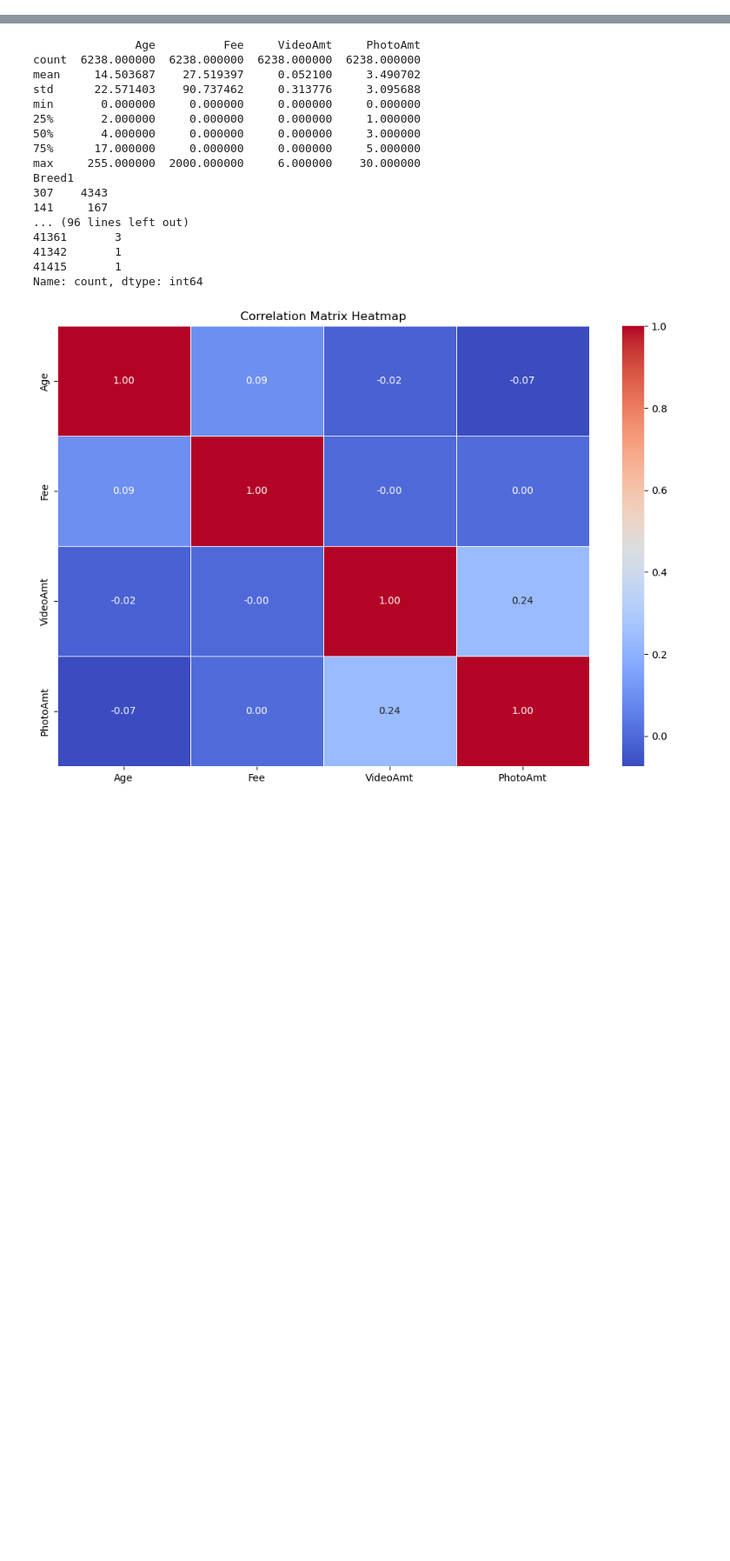
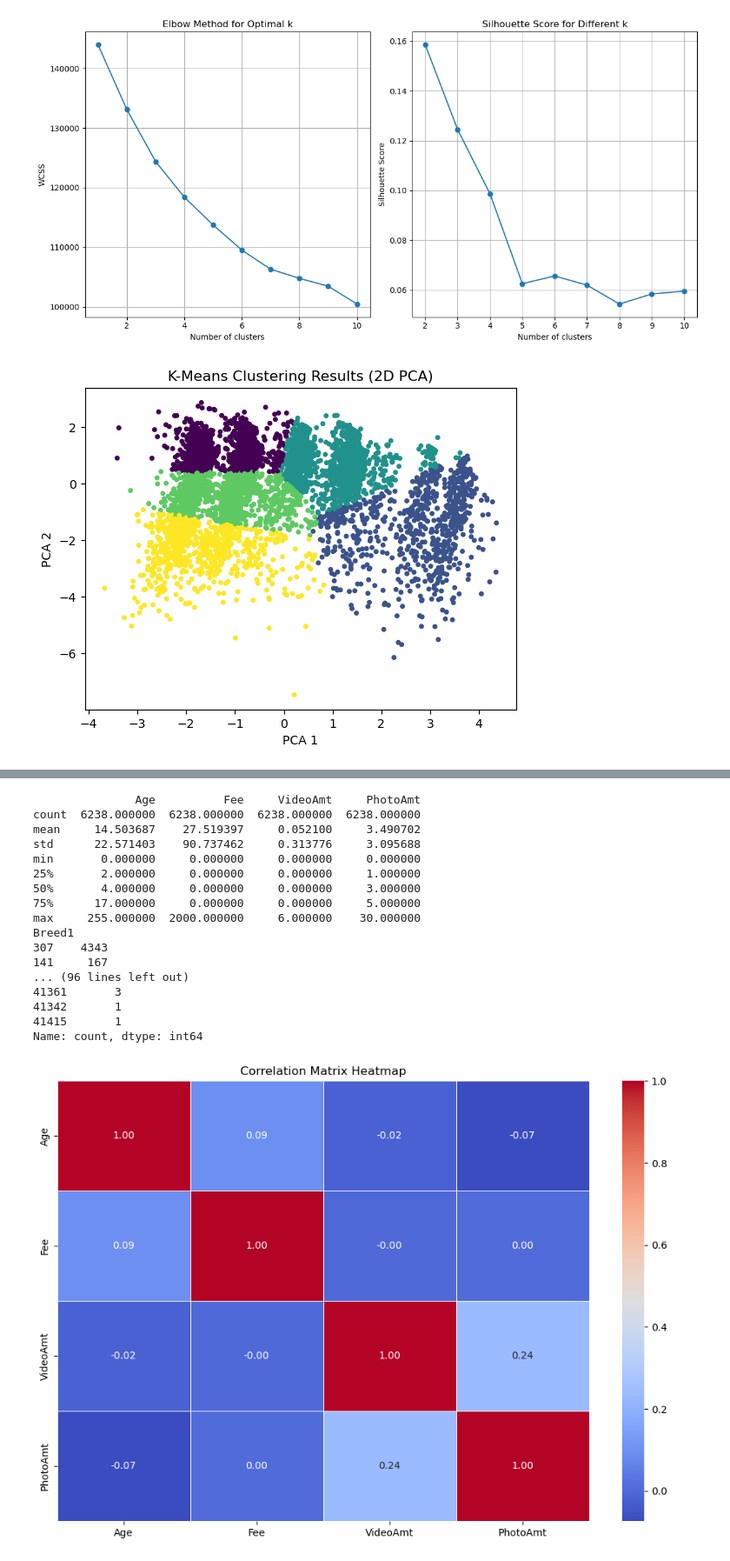
Before and after one commit to skolten27/486FinalProject, a Jupyter notebook: eda.ipynb, the cells around one changed output, grey strips where cells are left out. Shown at 87% size. Drawn from its saved outputs; the diff is of its cells as text; code cells hidden in the pictures; blank space fills up the shorter version.

```diff
--- a/eda.ipynb
+++ b/eda.ipynb
@@ -27,3 +27,12 @@ X_transformed = pd.concat([X_numeric, X_encoded], axis=1)
 
 ##split into train test sets
 X_train, X_test, y_train, y_test = train_test_split(X_transformed, y, test_size=0.25)
+# %%
+from sklearn.preprocessing import StandardScaler
+
+# Scale numeric features
+scaler = StandardScaler()
+X_numeric_scaled = pd.DataFrame(scaler.fit_transform(X_numeric), columns=X_numeric.columns)
+
+# Concatenate scaled numeric features with the encoded features
+X_transformed = pd.concat([X_numeric_scaled, X_encoded], axis=1)
@@ -29,0 +394,60 @@ X_train, X_test, y_train, y_test = train_test_split(X_transformed, y, test_size=
+# %%
+from sklearn.cluster import KMeans
+from sklearn.metrics import silhouette_score
+from sklearn.decomposition import PCA
+
+# Optional: Reduce dimensionality for clustering speed
+pca = PCA(n_components=50)
+X_pca = pca.fit_transform(X_transformed)
+
+silhouette = []
+# Try different numbers of clusters and evaluate
+for k in range(2, 11):
+    kmeans = KMeans(n_clusters=k, random_state=42)
+    cluster_labels = kmeans.fit_predict(X_pca)
+    silhouette_avg = silhouette_score(X_pca, cluster_labels)
+    silhouette.append(silhouette_avg)
+## try different numbers of clusters and evaluate wcss and silhouette score
+wcss = []
+for i in range(1, 11):
+    kmeans = KMeans(n_clusters=i, random_state=42)
+    kmeans.fit(X_pca)
+    wcss.append(kmeans.inertia_)
+#plot wcss and silhouette score
+plt.figure(figsize=(12, 6))
+plt.subplot(1, 2, 1)
+plt.plot(range(1, 11), wcss, marker='o')
+plt.title('Elbow Method for Optimal k')
+plt.xlabel('Number of clusters')
+plt.ylabel('WCSS')
+plt.grid()
+plt.subplot(1, 2, 2)
+plt.plot(range(2, 11), silhouette, marker='o')
+plt.title('Silhouette Score for Different k')
+plt.xlabel('Number of clusters')
+plt.ylabel('Silhouette Score')
+plt.grid()
+plt.tight_layout()
+plt.show()
+
+##lets use k=5
+pca_2d = PCA(n_components=2)
+X_2d = pca_2d.fit_transform(X_transformed)
+
+kmeans = KMeans(n_clusters=5)
+labels = kmeans.fit_predict(X_2d)
+## Plot the clusters in 2D
+plt.scatter(X_2d[:, 0], X_2d[:, 1], c=labels, cmap='viridis', s=10)
+plt.title('K-Means Clustering Results (2D PCA)')
+plt.xlabel('PCA 1')
+plt.ylabel('PCA 2')
+plt.show()
+plt.scatter(X_2d[:, 0], X_2d[:, 1], c=y, cmap='tab10', s=10)
+plt.title('True AdoptionSpeed (2D PCA)')
+plt.xlabel('PCA 1')
+plt.ylabel('PCA 2')
+plt.colorbar(label='AdoptionSpeed')
+plt.show()
+# %% [output]
+[figure, added]
+[figure, added]
```
Also changed, not shown: parts of 12 cells of this notebook.
